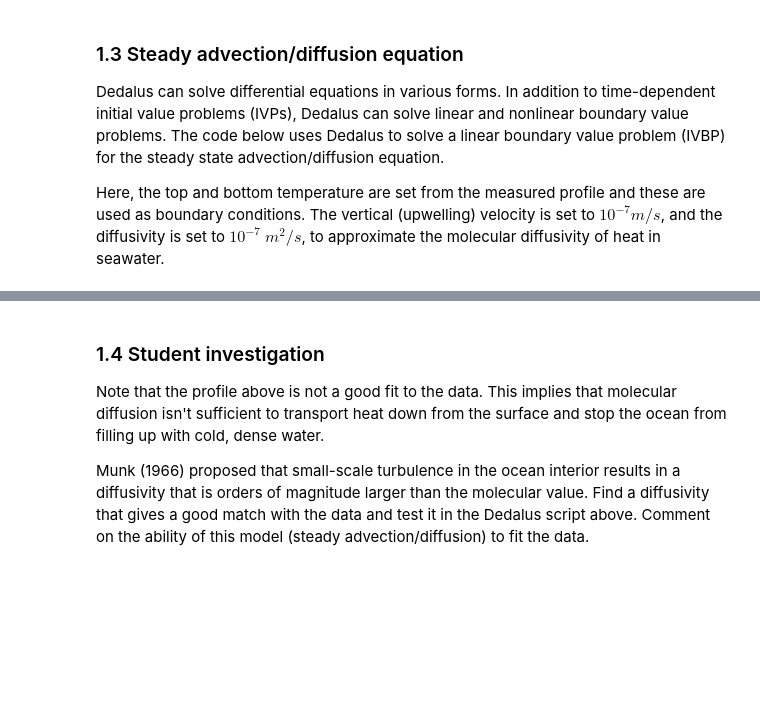
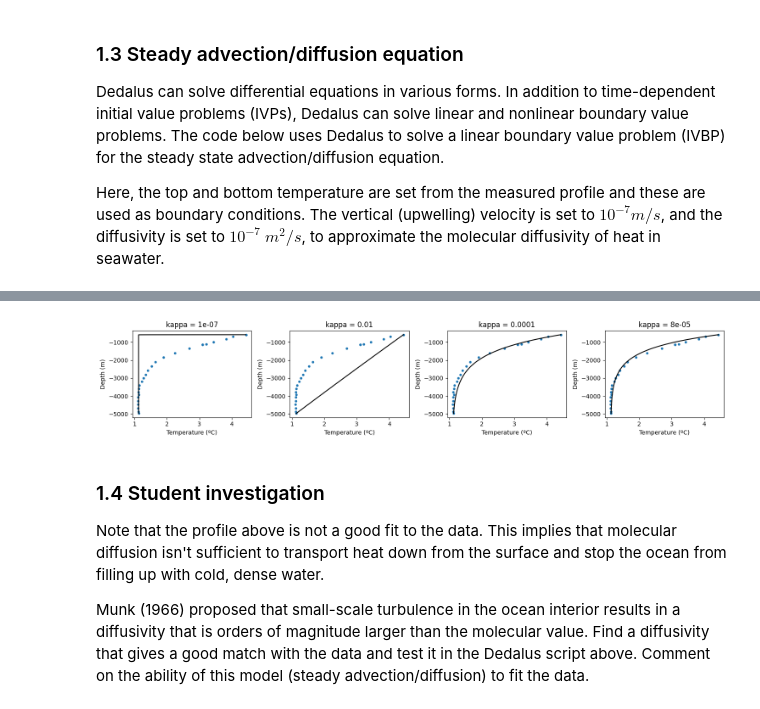
Before and after one commit to isabelgilchristmiller/QCES, a Jupyter notebook: Project2_transport.ipynb, the cells around one changed output, grey strips where cells are left out. Drawn from its saved outputs; the diff is of its cells as text; code cells hidden in the pictures; blank space fills up the shorter version.

```diff
--- a/Project2_transport.ipynb
+++ b/Project2_transport.ipynb
@@ -112,42 +133,48 @@ Nz = 1000
 # Set the upwelling velocity
 w = 1e-7 # m/s
 # Set the diffusivity
-kappa=1e-7 # m^2/s
+kappa_values = {1e-7, 1e-4, 0.8e-4, 1e-2} # m^2/s
 
-# Bases
-zcoord = d3.Coordinate('z')
-dist = d3.Distributor(zcoord, dtype=np.float64)
-zbasis = d3.Chebyshev(zcoord, size=Nz, bounds=(z_bottom, z_surface))
-z = dist.local_grid(zbasis)
+fig, ax = plt.subplots(1,4,figsize=(15,3))
 
-# Fields
-T = dist.Field(name='T', bases=zbasis)
+for i,kappa in enumerate(kappa_values):
+  # Bases
+  zcoord = d3.Coordinate('z')
+  dist = d3.Distributor(zcoord, dtype=np.float64)
+  zbasis = d3.Chebyshev(zcoord, size=Nz, bounds=(z_bottom, z_surface))
+  z = dist.local_grid(zbasis)
 
-# Add two tau variables to allow us to apply two boundary conditions
-tau_1 = dist.Field(name='tau_1')
-tau_2 = dist.Field(name='tau_2')
-lift_basis = zbasis.derivative_basis(1)
-lift = lambda A: d3.Lift(A, lift_basis, -1)
+  # Fields
+  T = dist.Field(name='T', bases=zbasis)
 
-# Substitutions
-dz = lambda A: d3.Differentiate(A, zcoord)
-Tz = dz(T) + lift(tau_1)
-Tzz = dz(Tz) + lift(tau_2)
+  # Add two tau variables to allow us to apply two boundary conditions
+  tau_1 = dist.Field(name='tau_1')
+  tau_2 = dist.Field(name='tau_2')
+  lift_basis = zbasis.derivative_basis(1)
+  lift = lambda A: d3.Lift(A, lift_basis, -1)
 
-# Problem
-problem = d3.LBVP([T, tau_1, tau_2], namespace=locals())
-problem.add_equation("w*Tz - kappa*Tzz = 0")
-problem.add_equation("T(z=z_surface) = T_surface")
-problem.add_equation("T(z=z_bottom) = T_bottom")
+  # Substitutions
+  dz = lambda A: d3.Differentiate(A, zcoord)
+  Tz = dz(T) + lift(tau_1)
+  Tzz = dz(Tz) + lift(tau_2)
 
-# Solver
-solver = problem.build_solver()
-solver.solve()
+  # Problem
+  problem = d3.LBVP([T, tau_1, tau_2], namespace=locals())
+  problem.add_equation("w*Tz - kappa*Tzz = 0")
+  problem.add_equation("T(z=z_surface) = T_surface")
+  problem.add_equation("T(z=z_bottom) = T_bottom")
 
-# Plot
-plt.figure(figsize=(6, 4))
-Tg=T['g']
-plt.scatter(CTD_T,CTD_z,s=10)
-plt.plot(Tg,z,'k')
-plt.xlabel('Temperature (ºC)')
-plt.ylabel('Depth (m)')
+  # Solver
+  solver = problem.build_solver()
+  solver.solve()
+
+  # Plot
+  ax[i].scatter(CTD_T,CTD_z,s=10)
+  ax[i].plot(T['g'],z,'k')
+  ax[i].set_xlabel('Temperature (ºC)')
+  ax[i].set_ylabel('Depth (m)')
+  ax[i].set_title(f'kappa = {kappa}')
+
+plt.tight_layout()
+plt.show()
+# %% [output]
@@ -154,3 +189,4 @@ plt.ylabel('Depth (m)')
+[figure, added]
 # %% [markdown]
 ### 1.4 Student investigation
 <a id='section1pt4'></a>
```
Also changed, not shown: parts of 12 cells of this notebook.
